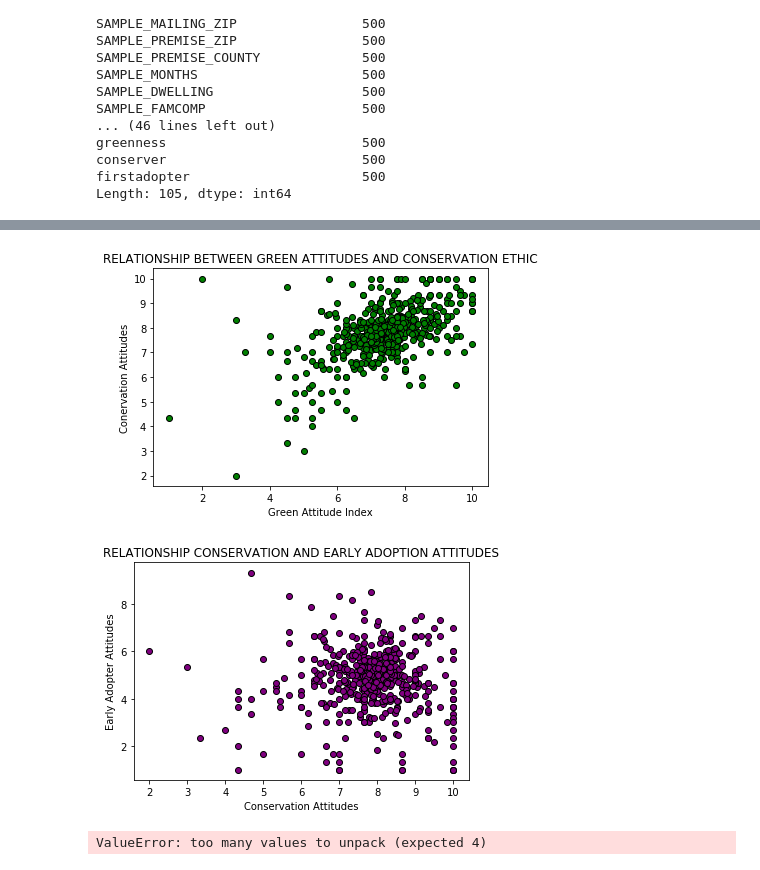
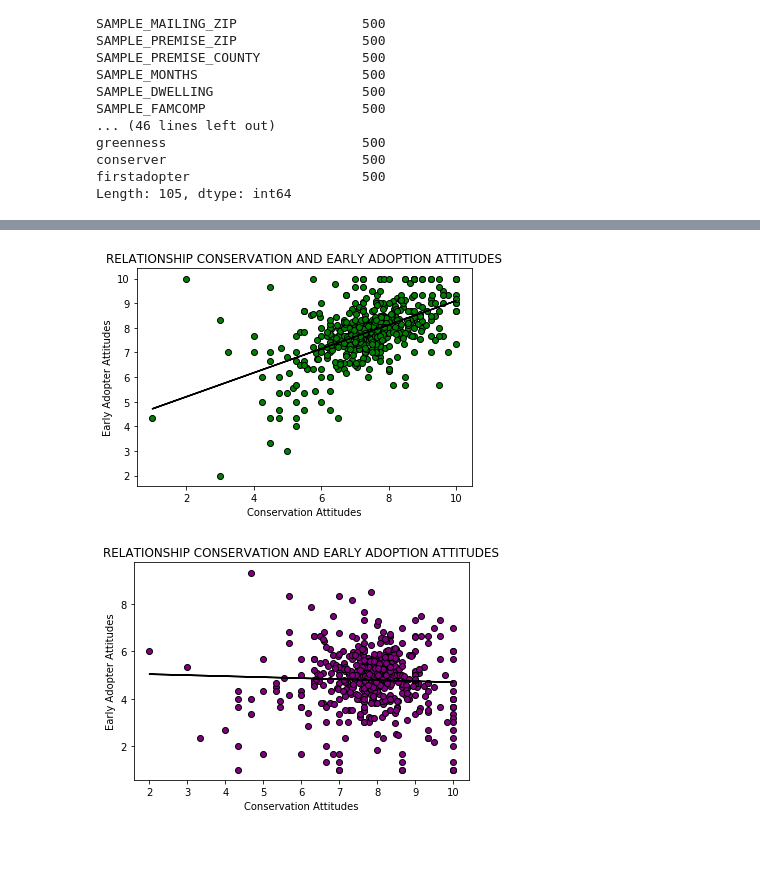
Before and after one commit to evanej/project-1, a Jupyter notebook: evan_cleaning.ipynb, the cells around one changed output, grey strips where cells are left out. Saved outputs shown, nothing was run; the diff lists cells and outputs as text; code cells hidden in the pictures.

```diff
--- a/evan_cleaning.ipynb
+++ b/evan_cleaning.ipynb
@@ -167,16 +172,22 @@ plt.show()
 # %%
 x_axis = zip_att[['greenness']]
 y_axis = zip_att[['conserver']]
 
-plt.title("RELATIONSHIP BETWEEN GREEN ATTITUDES AND CONSERVATION ETHIC")
-plt.xlabel("Green Attitude Index")
-plt.ylabel("Conervation Attitudes")
+plt.title("RELATIONSHIP CONSERVATION AND EARLY ADOPTION ATTITUDES")
+plt.xlabel("Conservation Attitudes")
+plt.ylabel("Early Adopter Attitudes")
+plt.scatter(x_axis, y_axis, marker="o", color="green", edgecolor="black")
 
+x1 = zip_att.greenness
+y1 = zip_att.conserver
+stats1 = linregress(x1, y1)
+m1 = stats1.slope
+b1 = stats1.intercept
+plt.plot(x1, m1 * x1 + b1, color="black")
 
-plt.scatter(x_axis, y_axis, marker="o", color="green", edgecolor="black")
 plt.show()
 # %% [output]
-[figure, old version]
+[figure, new version]
 # %%
 x_axis = zip_att[['conserver']]
 y_axis = zip_att[['firstadopter']]
@@ -184,18 +195,15 @@ y_axis = zip_att[['firstadopter']]
 plt.title("RELATIONSHIP CONSERVATION AND EARLY ADOPTION ATTITUDES")
 plt.xlabel("Conservation Attitudes")
 plt.ylabel("Early Adopter Attitudes")
+plt.scatter(x_axis, y_axis, marker="o", color="purple", edgecolor="black")
 
+x1 = zip_att.conserver
+y1 = zip_att.firstadopter
+stats1 = linregress(x1, y1)
+m1 = stats1.slope
+b1 = stats1.intercept
+plt.plot(x1, m1 * x1 + b1, color="black")
 
-plt.scatter(x_axis, y_axis, marker="o", color="purple", edgecolor="black")
 plt.show()
 # %% [output]
-[figure, old version]
+[figure, new version]
-# %%
-
-x_axis = zip_att[['greenness']]
-y_axis = zip_att[["myright"]]
-# Set line
-slope, intercept, r_value, std_err = stats.linregress(x_axis,y_axis)
-line = slope*x_axis+intercept
-# %% [output]
-ValueError: too many values to unpack (expected 4)
```
Also changed, not shown: parts of 2 cells of this notebook.
